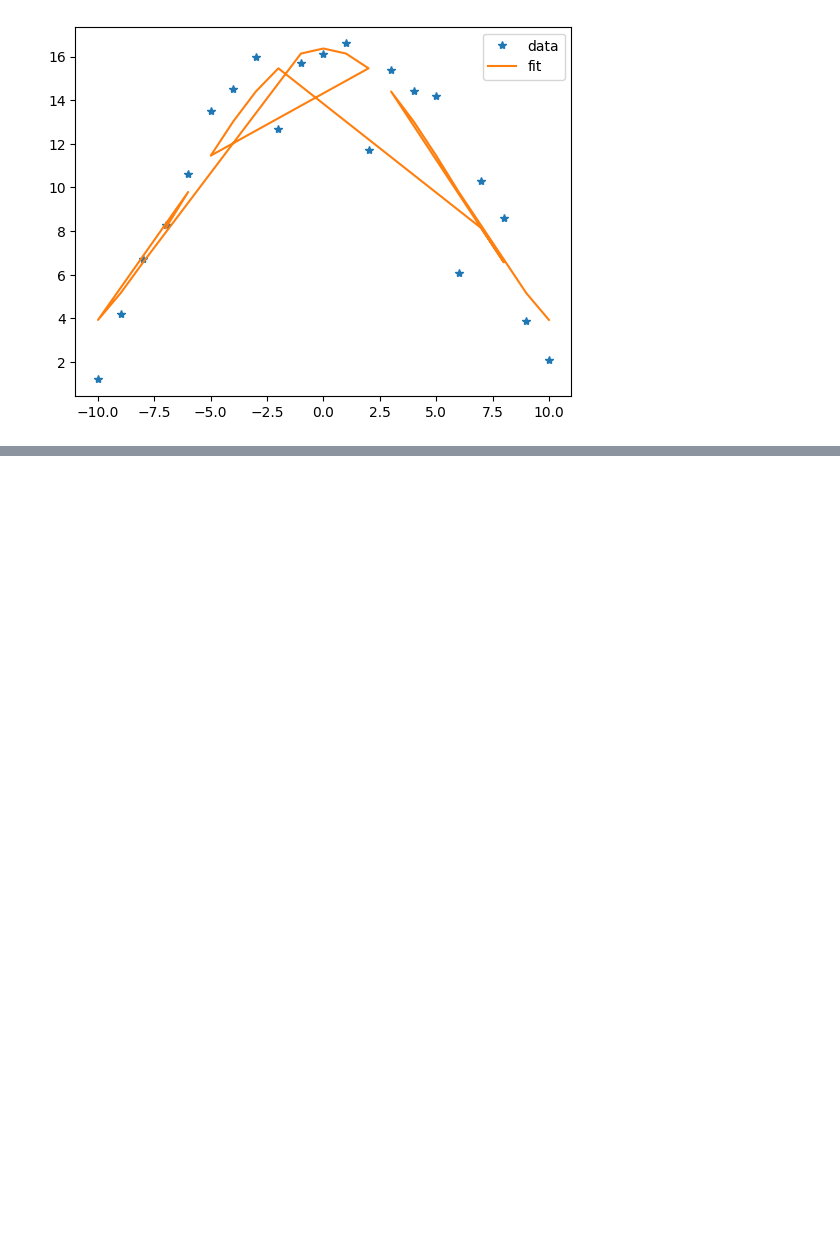
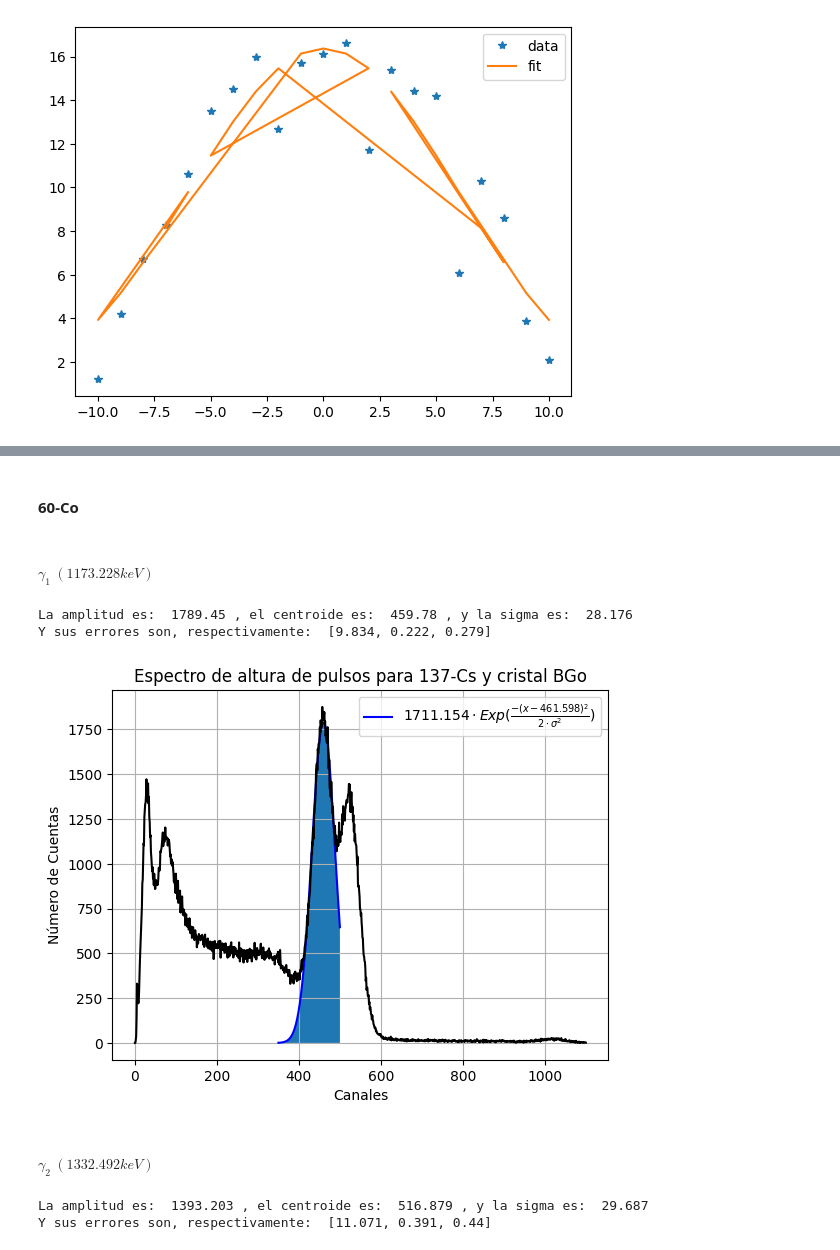
Before and after one commit to mausanram/Introduccion-Fisica-Nuclear, a Jupyter notebook: Datos P2-P3.ipynb, the cells around one changed output, grey strips where cells are left out. Drawn from its saved outputs; the diff is of its cells as text; code cells hidden in the pictures; blank space fills up the shorter version.

```diff
--- a/Datos P2-P3.ipynb
+++ b/Datos P2-P3.ipynb
@@ -423,0 +517,47 @@ plt.legend()
+# %% [markdown]
+#### 60-Co
+# %% [markdown]
+##### $\gamma_1~(1173.228keV)$
+# %%
+min=410
+max=490
+
+resultadosCog1, covGausCog1 = curve_fit(gaussian, CanalesCo_BGo[min:max], CuentasCo_BGo[min:max], p0=[np.max(CuentasCo_BGo[min:max]),par[0], par[1]])
+#resultados, covGaus = curve_fit(gaussian, Canal[711:720], y)
+print("La amplitud es: ",round(resultadosCog1[0],3), ", el centroide es: ", round(resultadosCog1[1],3),", y la sigma es: ", round(resultadosCog1[2],3))
+print("Y sus errores son, respectivamente: ", [round(np.sqrt(np.diag(covGausCog1)[0]),3),round(np.sqrt(np.diag(covGausCog1)[1]),3), round(np.sqrt(np.diag(covGausCog1)[2]),3)], "\n")
+# %% [output]
+La amplitud es:  1789.45 , el centroide es:  459.78 , y la sigma es:  28.176
+Y sus errores son, respectivamente:  [9.834, 0.222, 0.279]
+# %%
+x_fitCog1=np.linspace(350,500)
+y_fitCog1=[]
+
+for i in x_fitCog1:
+    T = gaussian(i,resultadosCog1[0],resultadosCog1[1],resultadosCog1[2])
+    y_fitCog1.append(T)
+
+plt.plot(x_fitCog1, y_fitCog1, "b", label=r"$1711.154\cdot Exp(\frac{-(x - 461.598)^2}{2\cdot \sigma^2})$")
+plt.fill_between(x_fitCog1,y_fitCog1)
+
+#plt.plot(CanalesCs_BGo,CuentasCs_BGo, "or")
+plt.plot(CanalesCo_BGo,CuentasCo_BGo, "k")
+
+#plt.xlim(490,580)
+plt.title("Espectro de altura de pulsos para 137-Cs y cristal BGo")
+plt.xlabel("Canales")
+plt.ylabel("Número de Cuentas")
+plt.legend()
+plt.grid()
+# %% [output]
+[figure, added]
+# %% [markdown]
+##### $\gamma_2~(1332.492keV)$
+# %%
+resultadosCog2, covGausCog2 = curve_fit(gaussian, CanalesCo_BGo[490:580], CuentasCo_BGo[490:580], p0=[np.max(CuentasCo_BGo[490:580]),par[0], par[1]])
+#resultados, covGaus = curve_fit(gaussian, Canal[711:720], y)
+print("La amplitud es: ",round(resultadosCog2[0],3), ", el centroide es: ", round(resultadosCog2[1],3),", y la sigma es: ", round(resultadosCog2[2],3))
+print("Y sus errores son, respectivamente: ", [round(np.sqrt(np.diag(covGausCog2)[0]),3),round(np.sqrt(np.diag(covGausCog2)[1]),3), round(np.sqrt(np.diag(covGausCog2)[2]),3)], "\n")
+# %% [output]
+La amplitud es:  1393.203 , el centroide es:  516.879 , y la sigma es:  29.687
+Y sus errores son, respectivamente:  [11.071, 0.391, 0.44]
```
Also changed, not shown: parts of 51 cells of this notebook.
